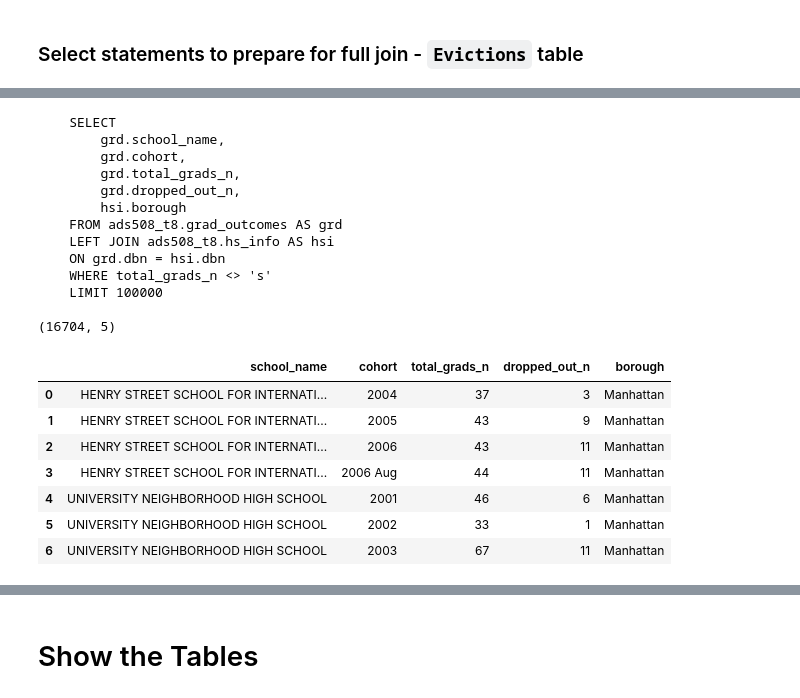
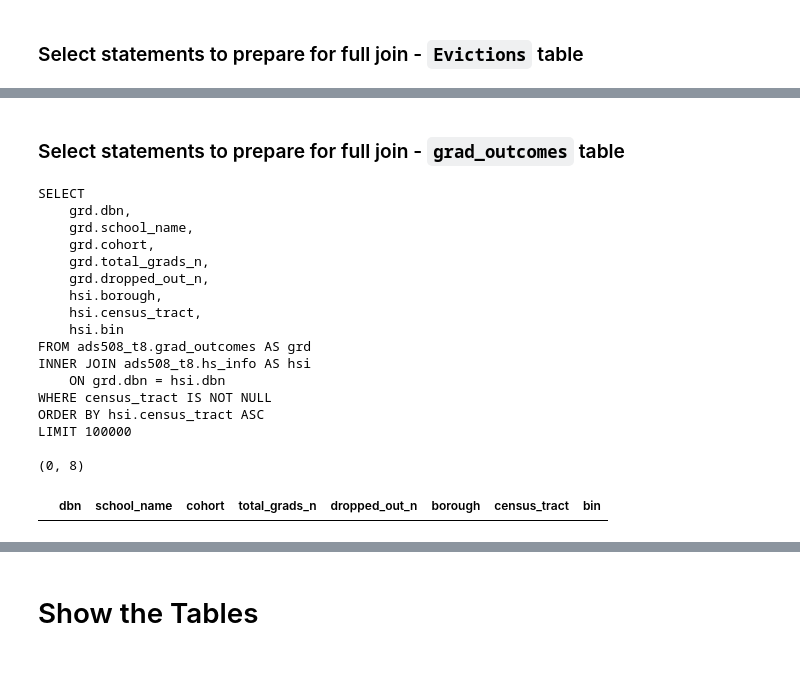
Before and after one commit to amcarr-ds/ML_modeling_using_AWS_proj, a Jupyter notebook: deliverables/03_Setup_Join_amc_v1.ipynb, the cells around one changed output, grey strips where cells are left out. Saved outputs shown, nothing was run; the diff lists cells and outputs as text; code cells hidden in the pictures; blank space fills up the shorter version.

Commit message:
Interim save on join file

```diff
--- a/deliverables/03_Setup_Join_amc_v1.ipynb
+++ b/deliverables/03_Setup_Join_amc_v1.ipynb
@@ -649,50 +789,53 @@ display(cri_borough_year_type_df02.head(35))
+# %% [markdown]
+### Select statements to prepare for full join - `grad_outcomes` table
 # %%
 # Run query to review a sample of records
 grd_full_select_stmnt01 = f"""
-    SELECT
-        grd.school_name,
-        grd.cohort,
-        grd.total_grads_n,
-        grd.dropped_out_n,
-        hsi.borough
-    FROM {database_name}.{grd_tsv_tbl_name} AS grd
-    LEFT JOIN {database_name}.{hsi_tsv_tbl_name} AS hsi
+SELECT
+    grd.dbn,
+    grd.school_name,
+    grd.cohort,
+    grd.total_grads_n,
+    grd.dropped_out_n,
+    hsi.borough,
+    hsi.census_tract,
+    hsi.bin
+FROM {database_name}.{grd_tsv_tbl_name} AS grd
+INNER JOIN {database_name}.{hsi_tsv_tbl_name} AS hsi
     ON grd.dbn = hsi.dbn
-    WHERE total_grads_n <> 's'
-    LIMIT 100000
-    """
+WHERE census_tract IS NOT NULL
+ORDER BY hsi.census_tract ASC
+LIMIT 100000
+"""
 
 # Display SQL statement
 print(grd_full_select_stmnt01)
 
 # Run SQL statement against Athena table
 grd_full_select_df01 = pd.read_sql(grd_full_select_stmnt01,
                                    conn)
 # Display results
 print(grd_full_select_df01.shape)
 display(grd_full_select_df01.head(7))
 # %% [output]
-    SELECT
-        grd.school_name,
-        grd.cohort,
-        grd.total_grads_n,
-        grd.dropped_out_n,
-        hsi.borough
-    FROM ads508_t8.grad_outcomes AS grd
-    LEFT JOIN ads508_t8.hs_info AS hsi
+SELECT
+    grd.dbn,
+    grd.school_name,
+    grd.cohort,
+    grd.total_grads_n,
+    grd.dropped_out_n,
+    hsi.borough,
+    hsi.census_tract,
+    hsi.bin
+FROM ads508_t8.grad_outcomes AS grd
+INNER JOIN ads508_t8.hs_info AS hsi
     ON grd.dbn = hsi.dbn
-    WHERE total_grads_n <> 's'
-    LIMIT 100000
+WHERE census_tract IS NOT NULL
+ORDER BY hsi.census_tract ASC
+LIMIT 100000
 
-(16704, 5)
+(0, 8)
-|  | school_name | cohort | total_grads_n | dropped_out_n | borough |
-| 0 | HENRY STREET SCHOOL FOR INTERNATI... | 2004 | 37 | 3 | Manhattan |
-| 1 | HENRY STREET SCHOOL FOR INTERNATI... | 2005 | 43 | 9 | Manhattan |
-| 2 | HENRY STREET SCHOOL FOR INTERNATI... | 2006 | 43 | 11 | Manhattan |
-| 3 | HENRY STREET SCHOOL FOR INTERNATI... | 2006 Aug | 44 | 11 | Manhattan |
-| 4 | UNIVERSITY NEIGHBORHOOD HIGH SCHOOL | 2001 | 46 | 6 | Manhattan |
-| 5 | UNIVERSITY NEIGHBORHOOD HIGH SCHOOL | 2002 | 33 | 1 | Manhattan |
-| 6 | UNIVERSITY NEIGHBORHOOD HIGH SCHOOL | 2003 | 67 | 11 | Manhattan |
+|  | dbn | school_name | cohort | total_grads_n | dropped_out_n | borough | census_tract | bin |
 # %%
 # Run query to review a sample of records
 grd_select_borough_stmnt01 = f"""
```
Also changed, not shown: parts of 21 cells of this notebook, 1 other file.
